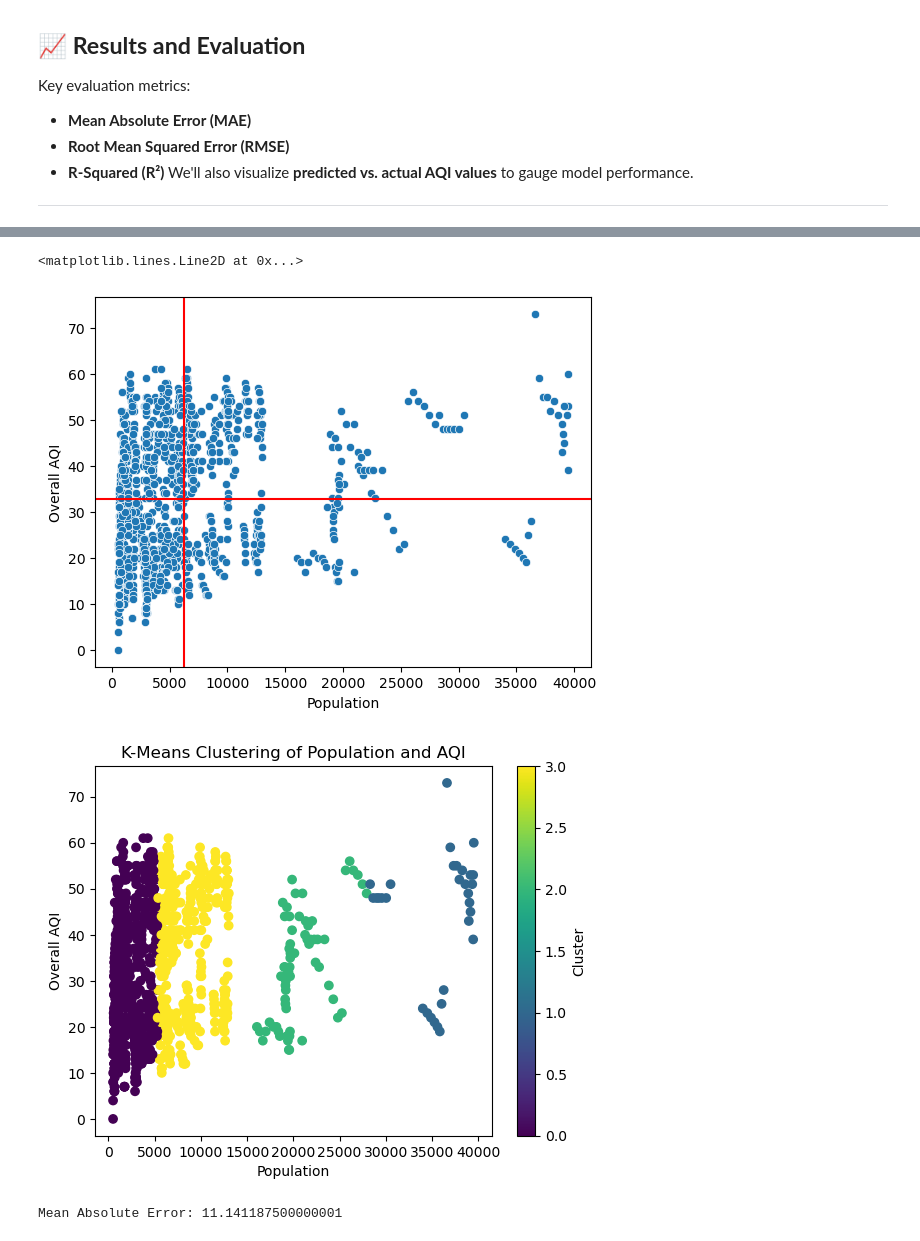
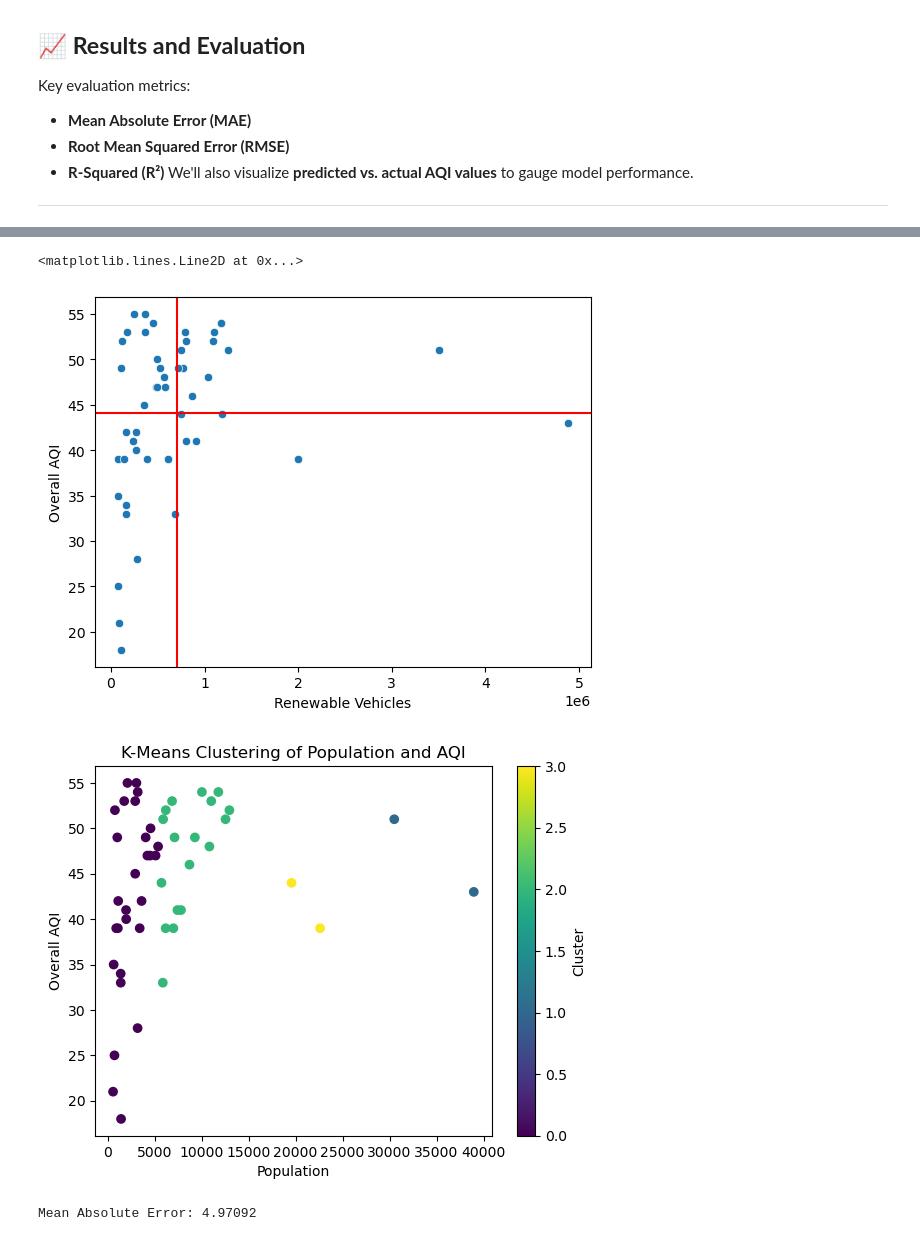
Before and after one commit to Rahib-Khan/Air_Quality_Predictor, a Jupyter notebook: src/data-model.ipynb, the cells around one changed output, grey strips where cells are left out. Drawn from its saved outputs; the diff is of its cells as text; code cells hidden in the pictures.

Commit message:
New data

```diff
--- a/src/data-model.ipynb
+++ b/src/data-model.ipynb
@@ -45,7 +45,7 @@ from statsmodels.tools.eval_measures import rmse
 from statsmodels.stats.outliers_influence import variance_inflation_factor
 from statsmodels.api import qqplot
 # %%
-df = pd.read_csv('../Processed_Data/AQI_Population_Ratings.csv')
+df = pd.read_csv('../Processed_Data/AQI_Final.csv')
 # %%
 df.describe()
 # %% [output]
@@ -122,11 +123,13 @@ Population          0
 dtype: int64
+# %%
+df = df[df['Year'] == 2023]
 # %%
-ax = sns.scatterplot(df, x='Population', y='Overall AQI')
-ax.axvline(x=df['Population'].mean(), color='red',  label='Mean Population')
+ax = sns.scatterplot(df, x='Renewable Vehicles', y='Overall AQI')
+ax.axvline(x=df['Renewable Vehicles'].mean(), color='red',  label='Mean Renewable Vehicles')
 ax.axhline(y=df['Overall AQI'].mean(), color='red',  label='Mean Overall AQI')
 # %% [output]
 <matplotlib.lines.Line2D at 0x...>
-[figure, old version]
+[figure, new version]
 # %%
 X = df[['Population','Overall AQI']]
 
@@ -141,9 +144,9 @@ plt.title('K-Means Clustering of Population and AQI')
 plt.colorbar(label='Cluster')
 plt.show()
 # %% [output]
-[figure, old version]
+[figure, new version]
 # %%
-X = df[['Population']]
+X = df[['Population', 'Renewable Vehicles', 'Non-Renewable Vehicles']]
 y = df['Overall AQI']
 
 X_train, X_test, y_train, y_test = train_test_split(X, y, test_size=0.2, random_state=42)
@@ -159,4 +162,4 @@ mae = mean_absolute_error(y_test, y_pred)
 
 print("Mean Absolute Error:", mae)
 # %% [output]
-Mean Absolute Error: 11.141187500000001
+Mean Absolute Error: 4.97092
```
Also changed, not shown: parts of 4 cells of this notebook, 3 other files.
